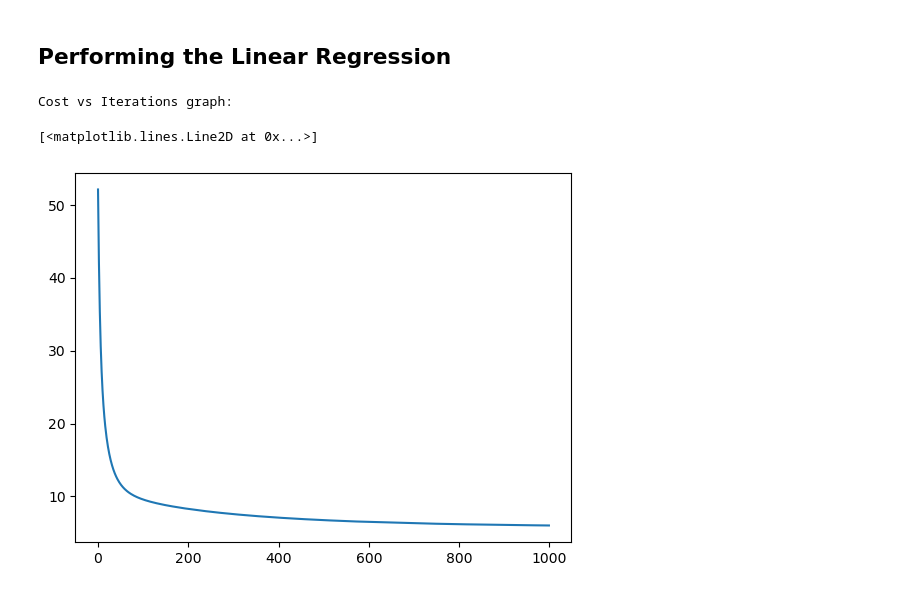
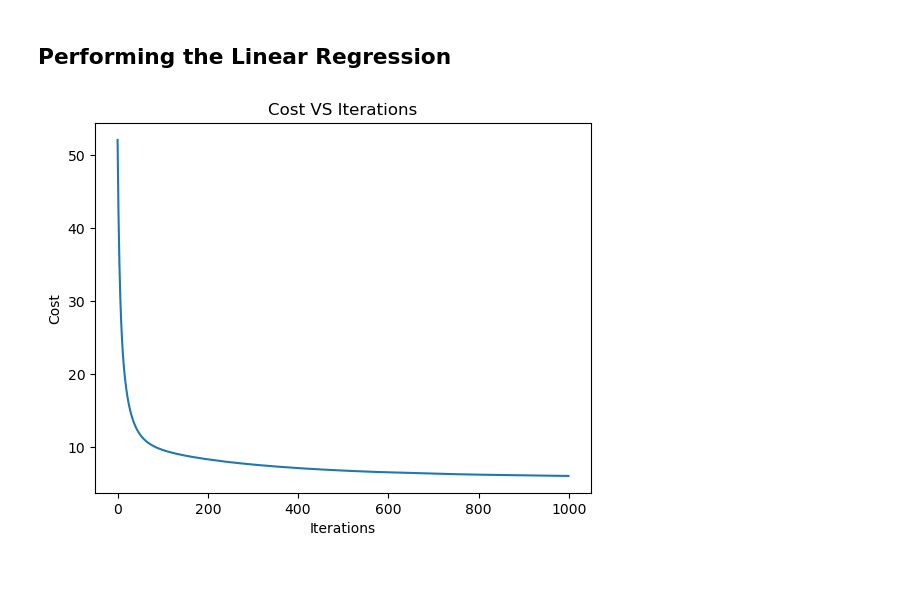
Before and after one commit to Sumay010306/GIT3-MRM, a Jupyter notebook: Improved Linear Regression.ipynb, the cells around one changed output. Drawn from its saved outputs; the diff is of its cells as text; code cells hidden in the pictures.

```diff
--- a/Improved Linear Regression.ipynb
+++ b/Improved Linear Regression.ipynb
@@ -69,20 +69,3 @@ For example, when doing 'df[col].method(value, inplace=True)', try using 'df.met
 
 
   df.CompanyName.replace(a,b,inplace=True)
-# %%
-#Converting categorical data into numeric
-def dummies(x,df):
-    temp = pd.get_dummies(df[x], drop_first=True, dtype=float)
-    df = pd.concat([df,temp], axis=1)
-    df.drop([x], axis=1, inplace=True)
-    return df
-df = dummies('fueltype', df)
-df = dummies('aspiration', df)
-df = dummies('carbody', df)
-df = dummies('drivewheel', df)
-df = dummies('enginetype', df)
-df = dummies('cylindernumber', df)
-df = dummies('CompanyName', df)
-df = dummies('doornumber', df)
-df = dummies('enginelocation', df)
-df = dummies('fuelsystem', df)
@@ -105 +72,16 @@ df
+# %%
+df.drop(['car_ID'], axis=1, inplace=True)
+df['doornumber']= df['doornumber'].replace({'four':4, 'two':2})
+df['cylindernumber']=df['cylindernumber'].replace({'four': 4, 'five':5, 'six':6, 'three':3, 'twelve':12, 'two':2, 'eight':8})
+df['fueltype']= df['fueltype'].replace({'gas':0, 'diesel':1})
+df['aspiration']= df['aspiration'].replace({'std':0, 'turbo':1})
+df['carbody']= df['carbody'].replace({'convertible':0, 'hardtop':1, 'hatchback':2, 'sedan':3, 'wagon':4})
+df['drivewheel']= df['drivewheel'].replace({'4wd':0, 'fwd':1, 'rwd':2})
+df['enginelocation']= df['enginelocation'].replace({'front':0, 'rear':1})
+df['enginetype']= df['enginetype'].replace({'dohc':0, 'dohcv':1, 'l':2, 'ohc':3, 'ohcf':4, 'ohcv': 5, 'rotor':6})
+df['fuelsystem']= df['fuelsystem'].replace({'1bbl':0, '2bbl':1, '4bbl':2, 'idi':3, 'mfi':4, 'mpfi': 5, 'spdi':6, 'spfi':7})
+# %%
+unique_values=df['CompanyName'].unique()
+label_mapping = {value: idx for idx, value in enumerate(unique_values)}
+df['CompanyName']=df['CompanyName'].map(label_mapping)
 # %%
@@ -343,12 +328,13 @@ regressor=LinearRegression()
 # %%
 #training
 W_trained, train_loss, num_iters = regressor.train(X_train, y_train, iters=1000, alpha=0.0001)
-print("Cost vs Iterations graph: ")
 plt.plot(num_iters, train_loss)
+plt.xlabel("Iterations")
+plt.ylabel("Cost")
+plt.title("Cost VS Iterations")
+plt.show()
 # %% [output]
-Cost vs Iterations graph:
-[<matplotlib.lines.Line2D at 0x...>]
-[figure, old version]
+[figure, new version]
 # %%
 #testing
 test_pred, test_loss = regressor.test(X_test, y_test, W_trained)
```
Also changed, not shown: parts of 5 cells of this notebook.
